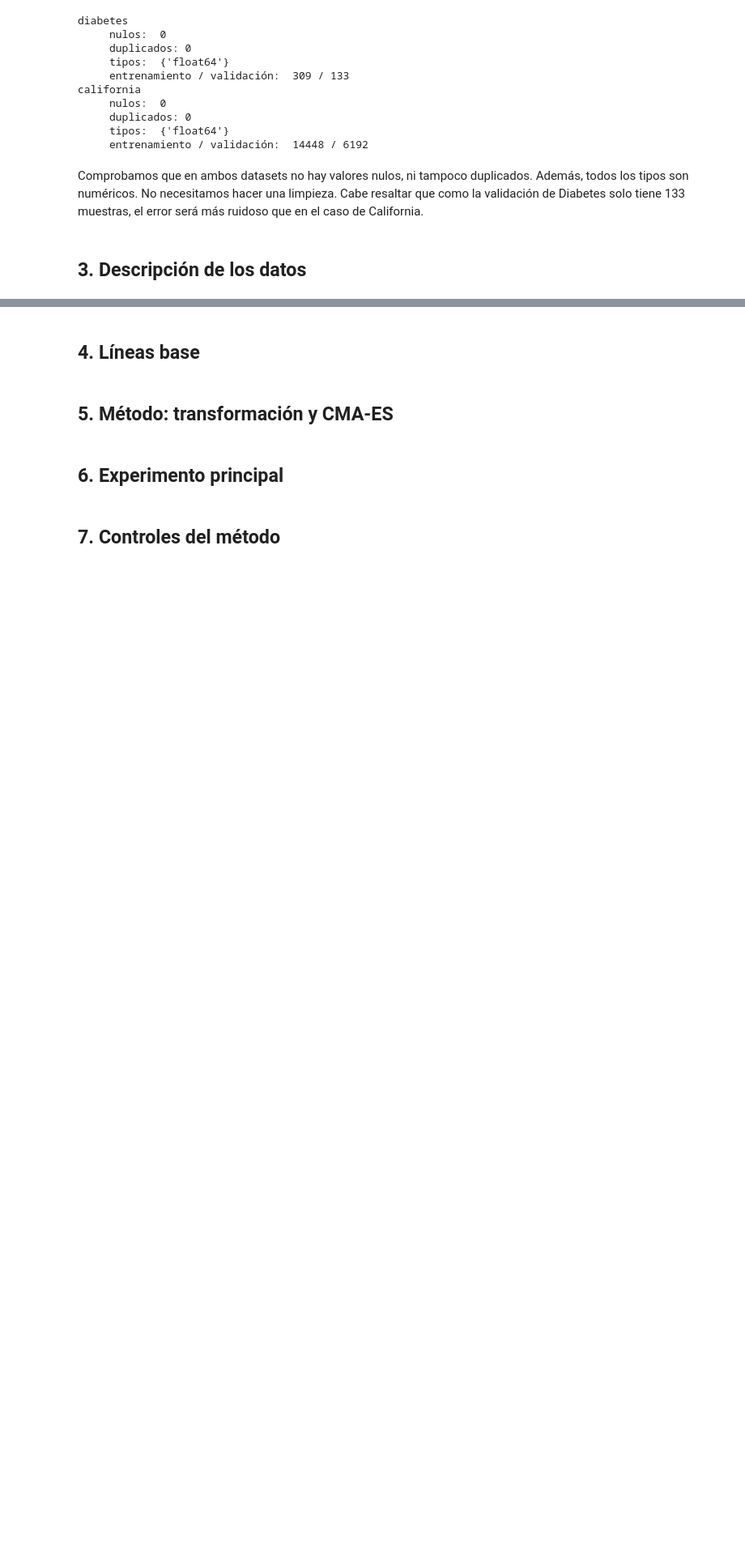
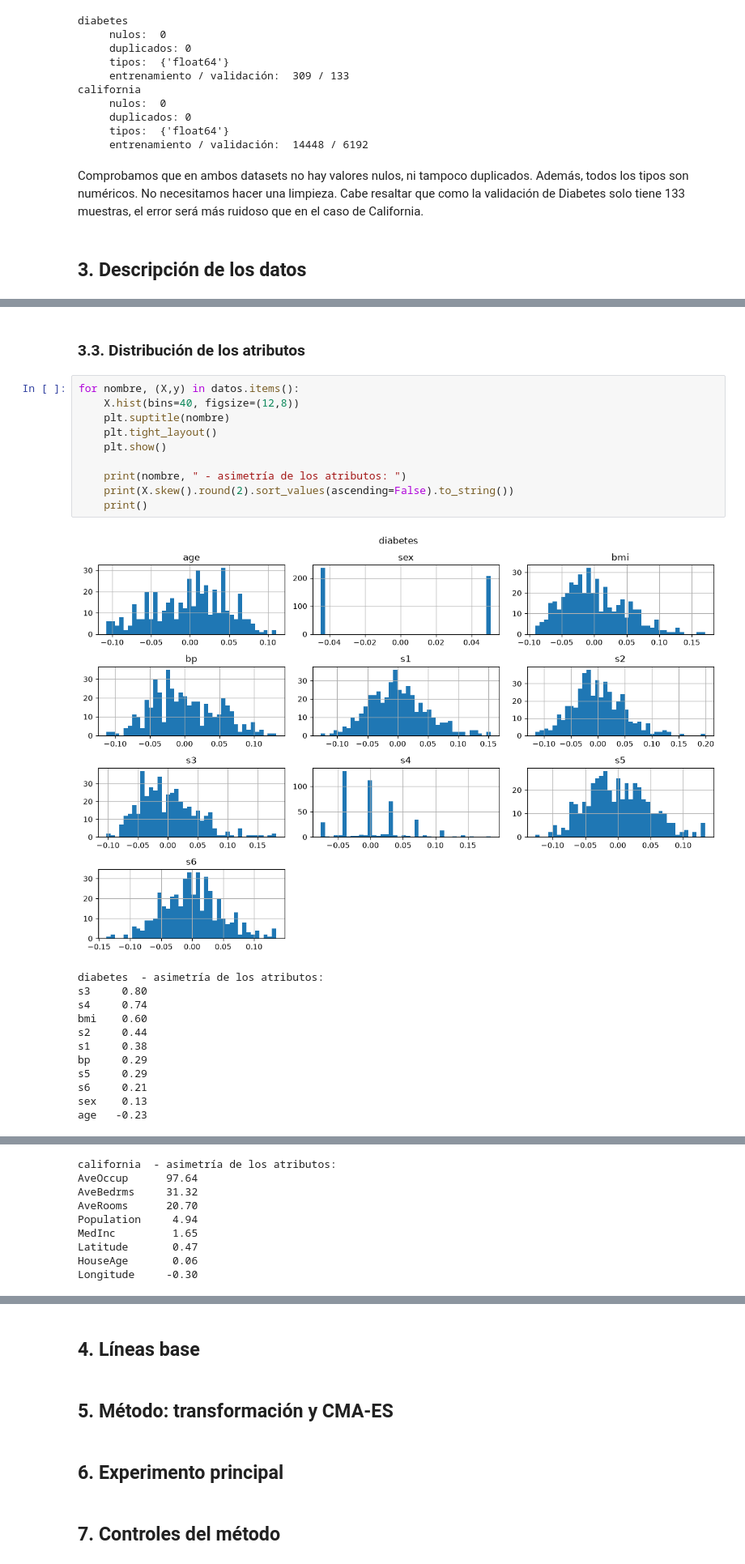
Before and after one commit to lopsal-1331/PTCA-FINAL-IA-BIOLOGICA, a Jupyter notebook: ptca-ia-bio-andrea-lopez-salazar.ipynb, the cells around one changed output, grey strips where cells are left out. Shown at 81% size. Drawn from its saved outputs; the diff is of its cells as text; blank space fills up the shorter version.

```diff
--- a/ptca-ia-bio-andrea-lopez-salazar.ipynb
+++ b/ptca-ia-bio-andrea-lopez-salazar.ipynb
@@ -86,0 +138,25 @@ Comprobamos que en ambos datasets no hay valores nulos, ni tampoco duplicados. A
+# %% [markdown]
+### 3.3. Distribución de los atributos
+# %%
+for nombre, (X,y) in datos.items():
+    X.hist(bins=40, figsize=(12,8))
+    plt.suptitle(nombre)
+    plt.tight_layout()
+    plt.show()
+
+    print(nombre, " - asimetría de los atributos: ")
+    print(X.skew().round(2).sort_values(ascending=False).to_string())
+    print()
+# %% [output]
+[figure, added]
+diabetes  - asimetría de los atributos:
+s3     0.80
+s4     0.74
+bmi    0.60
+s2     0.44
+s1     0.38
+bp     0.29
+s5     0.29
+s6     0.21
+sex    0.13
+age   -0.23
@@ -86,0 +164,9 @@ Comprobamos que en ambos datasets no hay valores nulos, ni tampoco duplicados. A
+california  - asimetría de los atributos:
+AveOccup      97.64
+AveBedrms     31.32
+AveRooms      20.70
+Population     4.94
+MedInc         1.65
+Latitude       0.47
+HouseAge       0.06
+Longitude     -0.30
```
Also changed, not shown: parts of 14 cells of this notebook.
